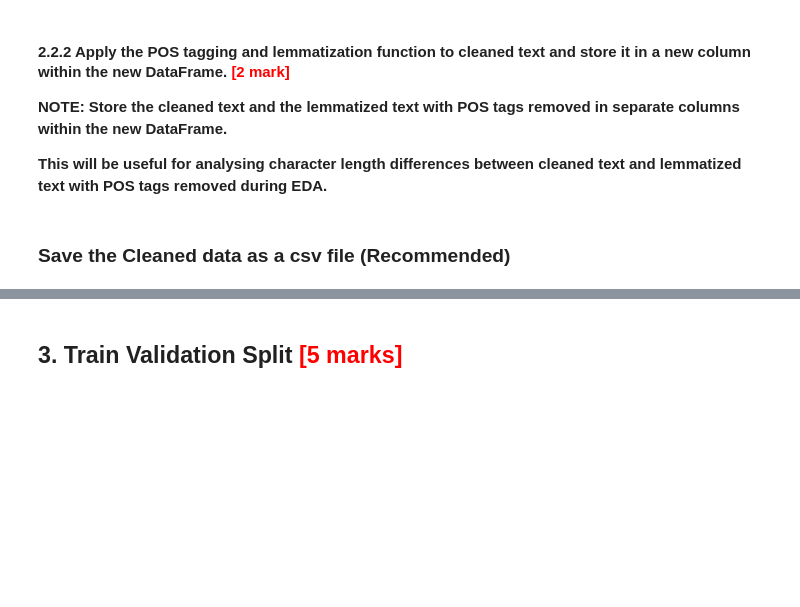
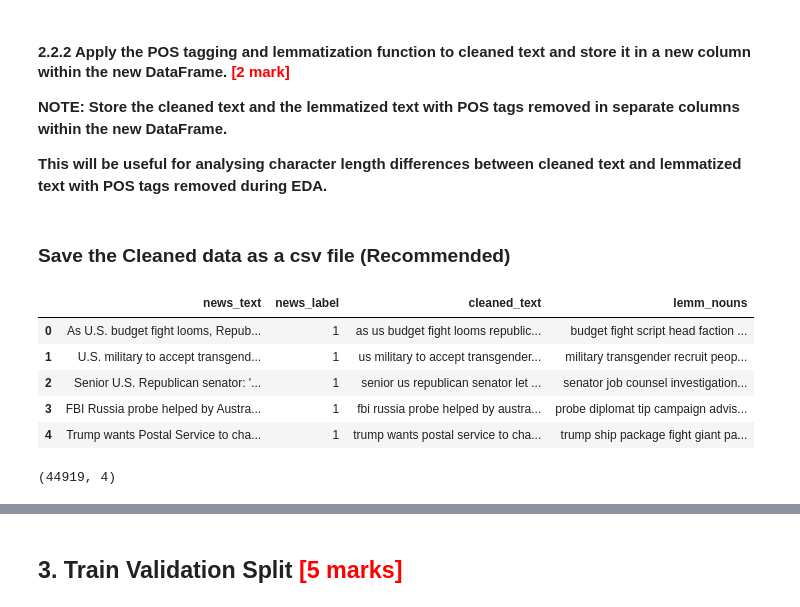
Before and after one commit to AnishRane-cox/Semantic-Fake-News-Detector, a Jupyter notebook: Fake_News_Detection_Starter.ipynb, the cells around one changed output, grey strips where cells are left out. Drawn from its saved outputs; the diff is of its cells as text; code cells hidden in the pictures; blank space fills up the shorter version.

```diff
--- a/Fake_News_Detection_Starter.ipynb
+++ b/Fake_News_Detection_Starter.ipynb
@@ -257,11 +449,22 @@ Once you have done these cleaning operations you need to perform POS tagging and
 ### Save the Cleaned data as a csv file (Recommended)
 # %%
 ## Recommended to perform the below steps to save time while rerunning the code
-# df_clean.to_csv("clean_df.csv", index=False)
-# df_clean = pd.read_csv("clean_df.csv")
+df_clean.to_csv("clean_df.csv", index=False)
+df_clean = pd.read_csv("clean_df.csv")
 # %%
 # Check the first few rows of the DataFrame
+df_clean.head()
+# %% [output]
+|  | news_text | news_label | cleaned_text | lemm_nouns |
+| 0 | As U.S. budget fight looms, Repub... | 1 | as us budget fight looms republic... | budget fight script head faction ... |
+| 1 | U.S. military to accept transgend... | 1 | us military to accept transgender... | military transgender recruit peop... |
+| 2 | Senior U.S. Republican senator: '... | 1 | senior us republican senator let ... | senator job counsel investigation... |
+| 3 | FBI Russia probe helped by Austra... | 1 | fbi russia probe helped by austra... | probe diplomat tip campaign advis... |
+| 4 | Trump wants Postal Service to cha... | 1 | trump wants postal service to cha... | trump ship package fight giant pa... |
 # %%
 # Check the dimensions of the DataFrame
+df_clean.shape
+# %% [output]
+(44919, 4)
 # %%
 # Check the number of non-null entries and data types of each column
```
Also changed, not shown: parts of 29 cells of this notebook.
